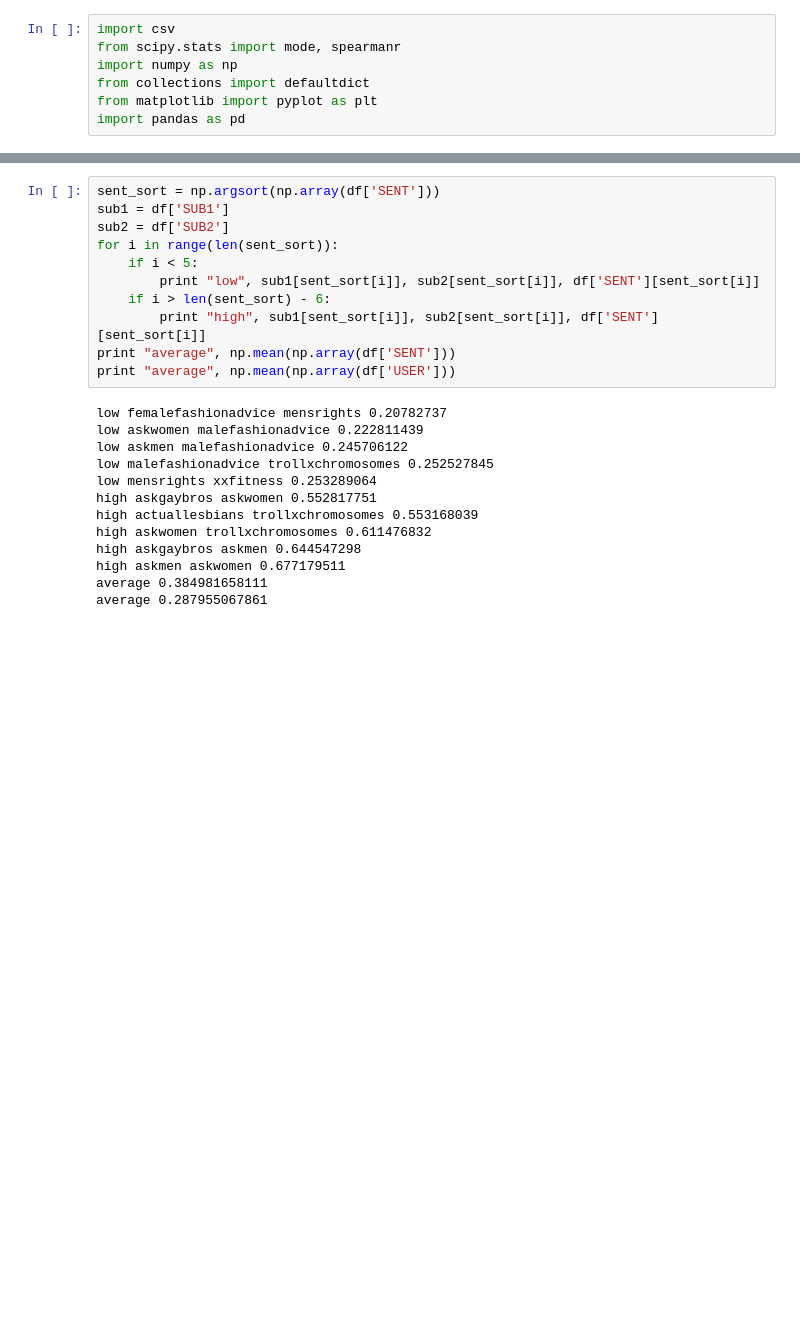
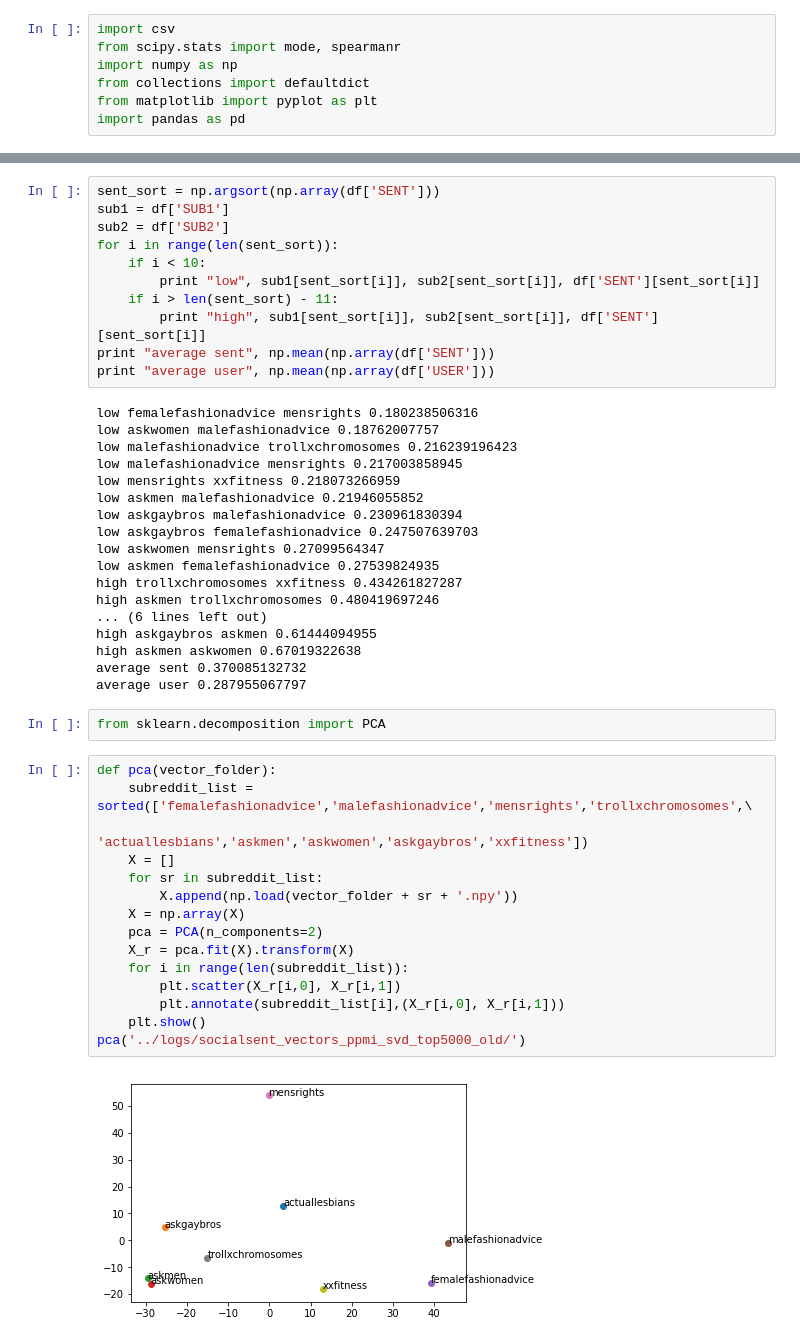
Before and after one commit to lucy3/reddit-sent, a Jupyter notebook: code/plot_sim_correlations.ipynb, the cells around one changed output, grey strips where cells are left out. Saved outputs shown, nothing was run; the diff lists cells and outputs as text; blank space fills up the shorter version.

```diff
--- a/code/plot_sim_correlations.ipynb
+++ b/code/plot_sim_correlations.ipynb
@@ -79,25 +158,49 @@ sent_sort = np.argsort(np.array(df['SENT']))
 sub1 = df['SUB1']
 sub2 = df['SUB2']
 for i in range(len(sent_sort)):
-    if i < 5:
+    if i < 10:
         print "low", sub1[sent_sort[i]], sub2[sent_sort[i]], df['SENT'][sent_sort[i]]
-    if i > len(sent_sort) - 6:
+    if i > len(sent_sort) - 11:
         print "high", sub1[sent_sort[i]], sub2[sent_sort[i]], df['SENT'][sent_sort[i]]
-print "average", np.mean(np.array(df['SENT']))
-print "average", np.mean(np.array(df['USER']))
+print "average sent", np.mean(np.array(df['SENT']))
+print "average user", np.mean(np.array(df['USER']))
 # %% [output]
-low femalefashionadvice mensrights 0.20782737
-low askwomen malefashionadvice 0.222811439
-low askmen malefashionadvice 0.245706122
-low malefashionadvice trollxchromosomes 0.252527845
-low mensrights xxfitness 0.253289064
-high askgaybros askwomen 0.552817751
-high actuallesbians trollxchromosomes 0.553168039
-high askwomen trollxchromosomes 0.611476832
-high askgaybros askmen 0.644547298
-high askmen askwomen 0.677179511
-average 0.384981658111
-average 0.287955067861
+low femalefashionadvice mensrights 0.180238506316
+low askwomen malefashionadvice 0.18762007757
+low malefashionadvice trollxchromosomes 0.216239196423
+low malefashionadvice mensrights 0.217003858945
+low mensrights xxfitness 0.218073266959
+low askmen malefashionadvice 0.21946055852
+low askgaybros malefashionadvice 0.230961830394
+low askgaybros femalefashionadvice 0.247507639703
+low askwomen mensrights 0.27099564347
+low askmen femalefashionadvice 0.27539824935
+high trollxchromosomes xxfitness 0.434261827287
+high askmen trollxchromosomes 0.480419697246
+... (6 lines left out)
+high askgaybros askmen 0.61444094955
+high askmen askwomen 0.67019322638
+average sent 0.370085132732
+average user 0.287955067797
+# %%
+from sklearn.decomposition import PCA
+# %%
+def pca(vector_folder):
+    subreddit_list = sorted(['femalefashionadvice','malefashionadvice','mensrights','trollxchromosomes',\
+                             'actuallesbians','askmen','askwomen','askgaybros','xxfitness'])
+    X = []
+    for sr in subreddit_list:
+        X.append(np.load(vector_folder + sr + '.npy'))
+    X = np.array(X)
+    pca = PCA(n_components=2)
+    X_r = pca.fit(X).transform(X)
+    for i in range(len(subreddit_list)):
+        plt.scatter(X_r[i,0], X_r[i,1])
+        plt.annotate(subreddit_list[i],(X_r[i,0], X_r[i,1]))
+    plt.show()
+pca('../logs/socialsent_vectors_ppmi_svd_top5000_old/')
+# %% [output]
+[figure, added]
 # %%
 import glob
 import os
```
Also changed, not shown: parts of 23 cells of this notebook, 17 other files.
